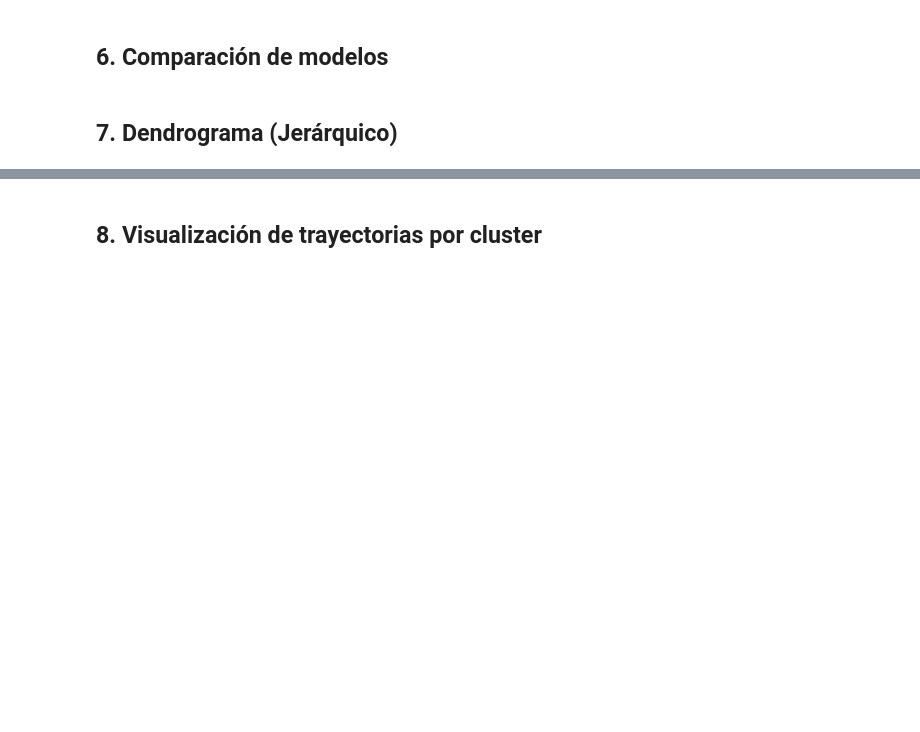
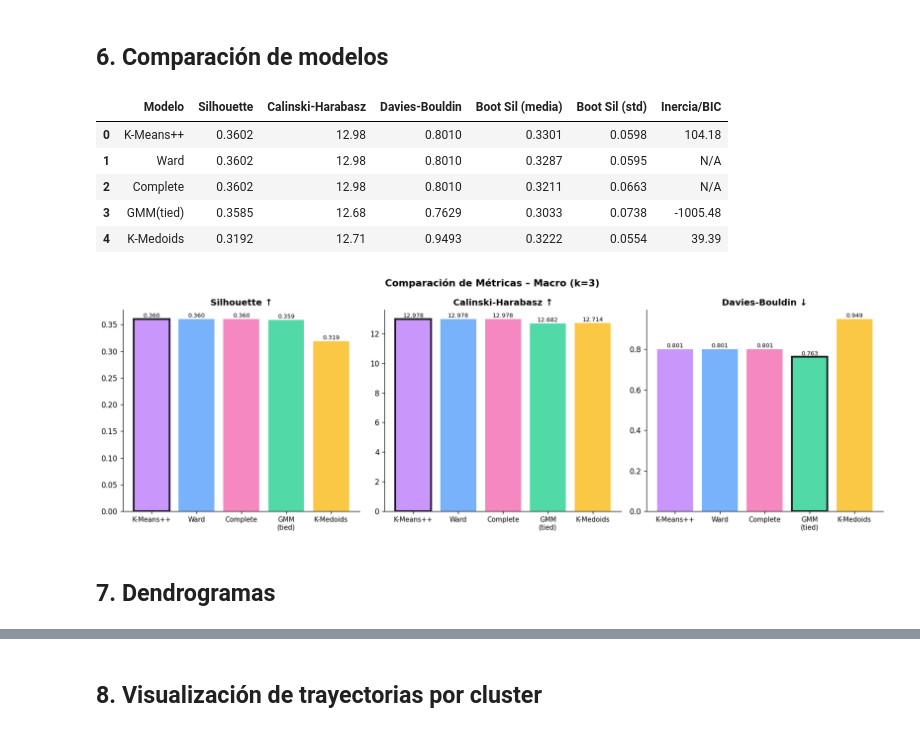
Before and after one commit to nadissa1508/MD_Proyecto_final, a Jupyter notebook: clustering_macro.ipynb, the cells around one changed output, grey strips where cells are left out. Cells and saved outputs as stored; diff of their text form; code cells hidden in the pictures; blank space fills up the shorter version.

Commit message:
feat: cambios de modelos base

```diff
--- a/clustering_macro.ipynb
+++ b/clustering_macro.ipynb
@@ -328,0 +287,18 @@ print(f"GMM(tied)   → Sil media={np.mean(boot_sil_gmm):.4f}, std={np.std(boot_
+# %%
+kmed = KMedoids(
+    n_clusters=K_OPT, metric='euclidean',
+    method='pam', random_state=SEED
+)
+labels_kmed = kmed.fit_predict(X_scaled)
+
+sil_kmed = silhouette_score(X_scaled, labels_kmed)
+ch_kmed  = calinski_harabasz_score(X_scaled, labels_kmed)
+db_kmed  = davies_bouldin_score(X_scaled, labels_kmed)
+
+print('=== K-Medoids (PAM) ===')
+print(f'Silhouette:        {sil_kmed:.4f}')
+print(f'Calinski-Harabasz: {ch_kmed:.2f}')
+print(f'Davies-Bouldin:    {db_kmed:.4f}')
+print(f'Medoides: {[countries[i] for i in kmed.medoid_indices_]}')
+for c in range(K_OPT):
+    print(f'  Cluster {c}: {list(countries[labels_kmed == c])}')
@@ -424,4 +372,45 @@ display(resultados)
+# %%
+resultados = pd.DataFrame({
+    'Modelo':              ['K-Means++','Ward','Complete','GMM(tied)','K-Medoids'],
+    'Silhouette':          [round(x,4) for x in [sil_kmpp,sil_ward,sil_complete,sil_gmm,sil_kmed]],
+    'Calinski-Harabasz':   [round(x,2) for x in [ch_kmpp,ch_ward,ch_complete,ch_gmm,ch_kmed]],
+    'Davies-Bouldin':      [round(x,4) for x in [db_kmpp,db_ward,db_complete,db_gmm,db_kmed]],
+    'Boot Sil (media)':    [round(np.mean(boot[k]),4) for k in ['K-Means++','Ward','Complete','GMM(tied)','K-Medoids']],
+    'Boot Sil (std)':      [round(np.std(boot[k]),4)  for k in ['K-Means++','Ward','Complete','GMM(tied)','K-Medoids']],
+    'Inercia/BIC':         [round(km_pp.inertia_,2),'N/A','N/A',round(bic_gmm,2),round(kmed.inertia_,2)]
+})
+display(resultados)
+
+# Gráfica comparativa
+metrics_vals = [
+    [sil_kmpp,sil_ward,sil_complete,sil_gmm,sil_kmed],
+    [ch_kmpp,ch_ward,ch_complete,ch_gmm,ch_kmed],
+    [db_kmpp,db_ward,db_complete,db_gmm,db_kmed]
+]
+titles_m = ['Silhouette ↑','Calinski-Harabasz ↑','Davies-Bouldin ↓']
+better = ['max','max','min']
+mod_names = ['K-Means++','Ward','Complete','GMM\n(tied)','K-Medoids']
+fig, axes = plt.subplots(1,3,figsize=(15,5))
+colors_m = ['#C084FC','#60A5FA','#F472B6','#34D399','#FBBF24']
+for ax, vals, title, bt in zip(axes, metrics_vals, titles_m, better):
+    bars = ax.bar(range(5), vals, color=colors_m, alpha=0.85)
+    bi = vals.index(max(vals) if bt=='max' else min(vals))
+    bars[bi].set_edgecolor('black'); bars[bi].set_linewidth(2.5)
+    ax.set_xticks(range(5)); ax.set_xticklabels(mod_names, fontsize=9)
+    ax.set_title(title, fontweight='bold')
+    for bar,v in zip(bars,vals):
+        ax.text(bar.get_x()+bar.get_width()/2, bar.get_height()*1.01, f'{v:.3f}', ha='center', fontsize=8)
+plt.suptitle('Comparación de Métricas – Macro (k=3)', fontsize=13, fontweight='bold')
+plt.tight_layout(); plt.savefig('macro_comparison.png', bbox_inches='tight'); plt.show()
+# %% [output]
+|  | Modelo | Silhouette | Calinski-Harabasz | Davies-Bouldin | Boot Sil (media) | Boot Sil (std) | Inercia/BIC |
+| 0 | K-Means++ | 0.3602 | 12.98 | 0.8010 | 0.3301 | 0.0598 | 104.18 |
+| 1 | Ward | 0.3602 | 12.98 | 0.8010 | 0.3287 | 0.0595 | N/A |
+| 2 | Complete | 0.3602 | 12.98 | 0.8010 | 0.3211 | 0.0663 | N/A |
+| 3 | GMM(tied) | 0.3585 | 12.68 | 0.7629 | 0.3033 | 0.0738 | -1005.48 |
+| 4 | K-Medoids | 0.3192 | 12.71 | 0.9493 | 0.3222 | 0.0554 | 39.39 |
+[figure, added]
 # %% [markdown]
-## 7. Dendrograma (Jerárquico)
+## 7. Dendrogramas
 # %%
 fig, axes = plt.subplots(1, 2, figsize=(16, 6))
```
Also changed, not shown: parts of 31 cells of this notebook, 5 other files.
